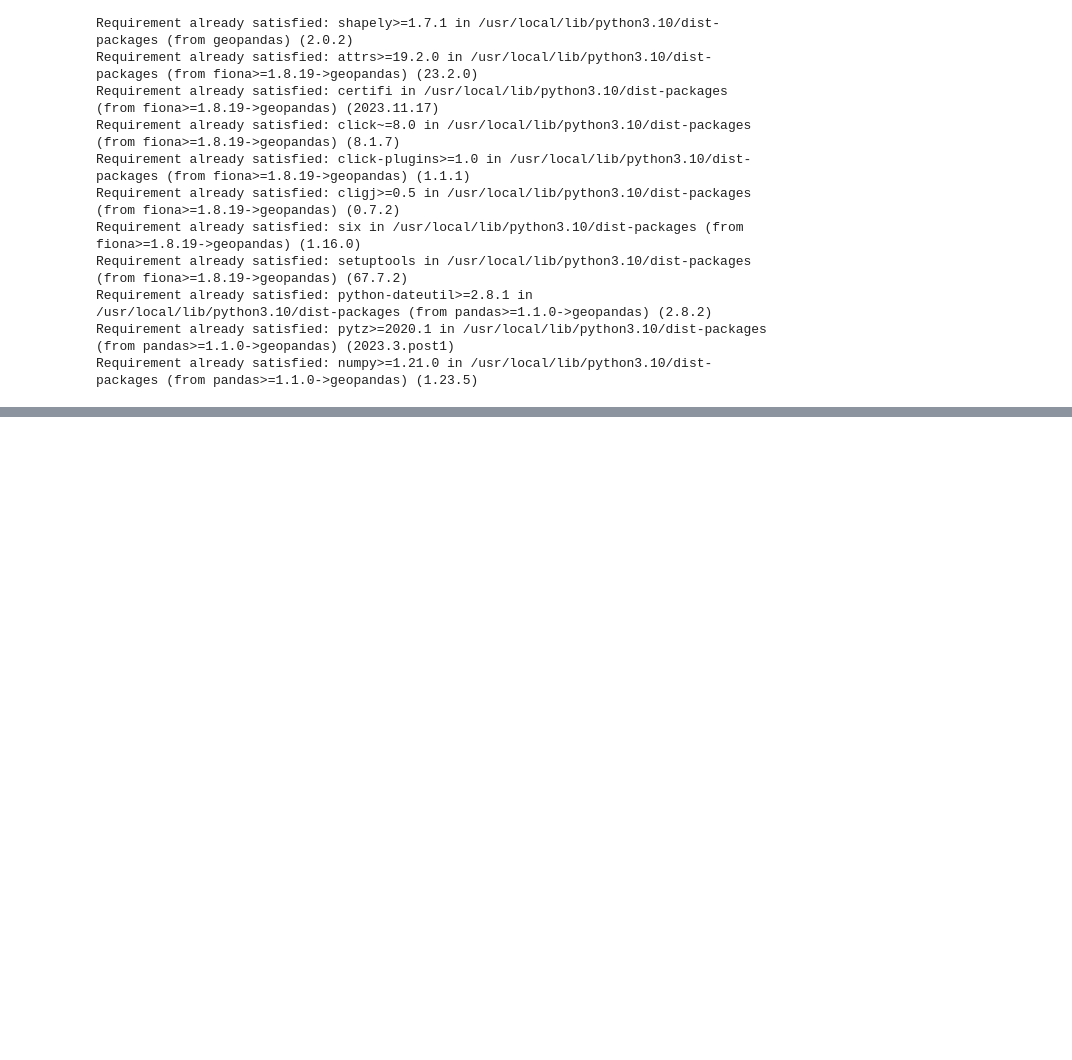
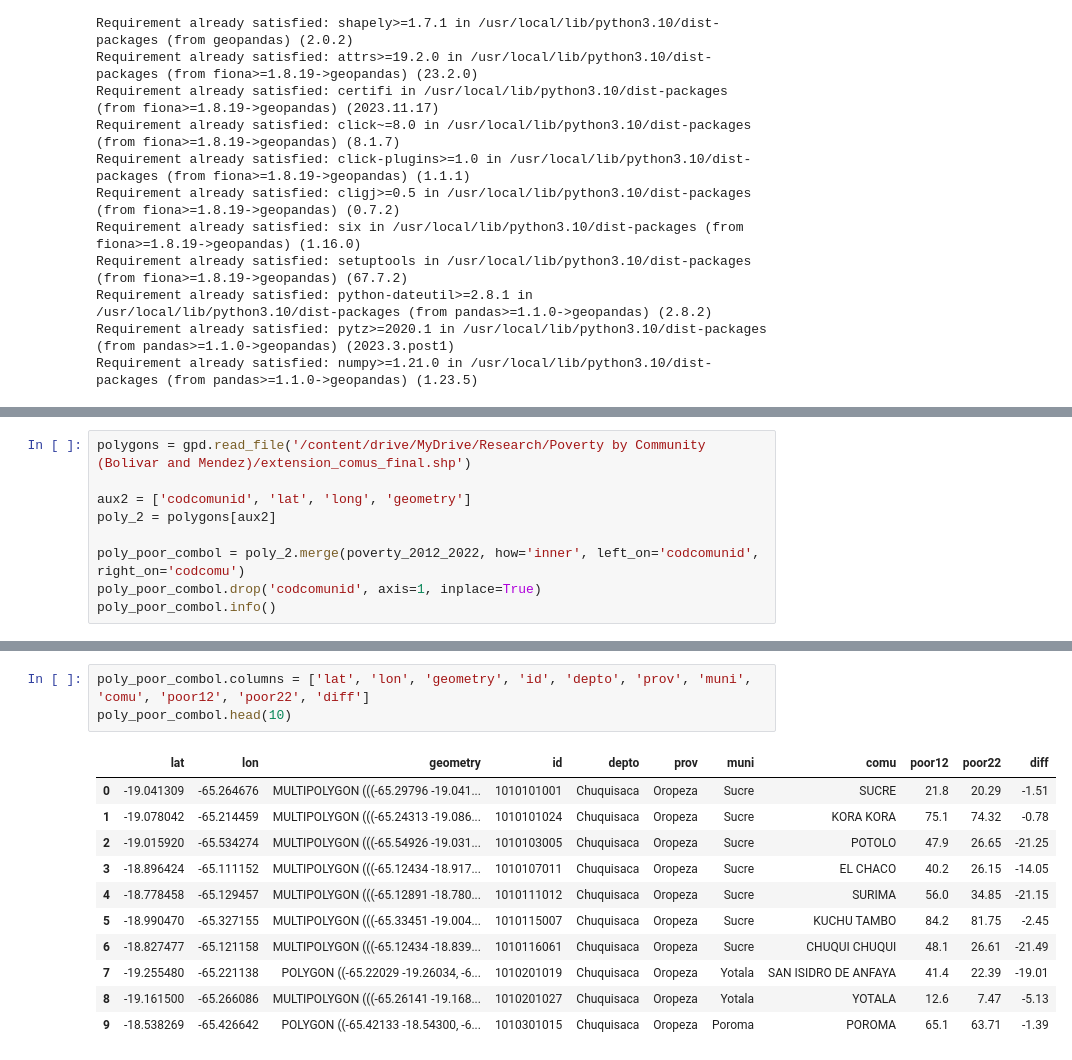
Before and after one commit to osmarbolivar/bol_povertymap, a Jupyter notebook: PredictingPoverty.ipynb, the cells around one changed output, grey strips where cells are left out. Drawn from its saved outputs; the diff is of its cells as text; blank space fills up the shorter version.

Commit message:
Algorithms and output files from poverty predicting

```diff
--- a/PredictingPoverty.ipynb
+++ b/PredictingPoverty.ipynb
@@ -1029,0 +983,9 @@ memory usage: 89.3+ KB
+# %%
+polygons = gpd.read_file('/content/drive/MyDrive/Research/Poverty by Community (Bolivar and Mendez)/extension_comus_final.shp')
+
+aux2 = ['codcomunid', 'lat', 'long', 'geometry']
+poly_2 = polygons[aux2]
+
+poly_poor_combol = poly_2.merge(poverty_2012_2022, how='inner', left_on='codcomunid', right_on='codcomu')
+poly_poor_combol.drop('codcomunid', axis=1, inplace=True)
+poly_poor_combol.info()
@@ -1030 +1011,16 @@ memory usage: 89.3+ KB
+# %%
+poly_poor_combol.columns = ['lat', 'lon', 'geometry', 'id', 'depto', 'prov', 'muni', 'comu', 'poor12', 'poor22', 'diff']
+poly_poor_combol.head(10)
+# %% [output]
+|  | lat | lon | geometry | id | depto | prov | muni | comu | poor12 | poor22 | diff |
+| 0 | -19.041309 | -65.264676 | MULTIPOLYGON (((-65.29796 -19.041... | 1010101001 | Chuquisaca | Oropeza | Sucre | SUCRE | 21.8 | 20.29 | -1.51 |
+| 1 | -19.078042 | -65.214459 | MULTIPOLYGON (((-65.24313 -19.086... | 1010101024 | Chuquisaca | Oropeza | Sucre | KORA KORA | 75.1 | 74.32 | -0.78 |
+| 2 | -19.015920 | -65.534274 | MULTIPOLYGON (((-65.54926 -19.031... | 1010103005 | Chuquisaca | Oropeza | Sucre | POTOLO | 47.9 | 26.65 | -21.25 |
+| 3 | -18.896424 | -65.111152 | MULTIPOLYGON (((-65.12434 -18.917... | 1010107011 | Chuquisaca | Oropeza | Sucre | EL CHACO | 40.2 | 26.15 | -14.05 |
+| 4 | -18.778458 | -65.129457 | MULTIPOLYGON (((-65.12891 -18.780... | 1010111012 | Chuquisaca | Oropeza | Sucre | SURIMA | 56.0 | 34.85 | -21.15 |
+| 5 | -18.990470 | -65.327155 | MULTIPOLYGON (((-65.33451 -19.004... | 1010115007 | Chuquisaca | Oropeza | Sucre | KUCHU TAMBO | 84.2 | 81.75 | -2.45 |
+| 6 | -18.827477 | -65.121158 | MULTIPOLYGON (((-65.12434 -18.839... | 1010116061 | Chuquisaca | Oropeza | Sucre | CHUQUI CHUQUI | 48.1 | 26.61 | -21.49 |
+| 7 | -19.255480 | -65.221138 | POLYGON ((-65.22029 -19.26034, -6... | 1010201019 | Chuquisaca | Oropeza | Yotala | SAN ISIDRO DE ANFAYA | 41.4 | 22.39 | -19.01 |
+| 8 | -19.161500 | -65.266086 | MULTIPOLYGON (((-65.26141 -19.168... | 1010201027 | Chuquisaca | Oropeza | Yotala | YOTALA | 12.6 | 7.47 | -5.13 |
+| 9 | -18.538269 | -65.426642 | POLYGON ((-65.42133 -18.54300, -6... | 1010301015 | Chuquisaca | Oropeza | Poroma | POROMA | 65.1 | 63.71 | -1.39 |
 # %%
```
Also changed, not shown: parts of 11 cells of this notebook.
